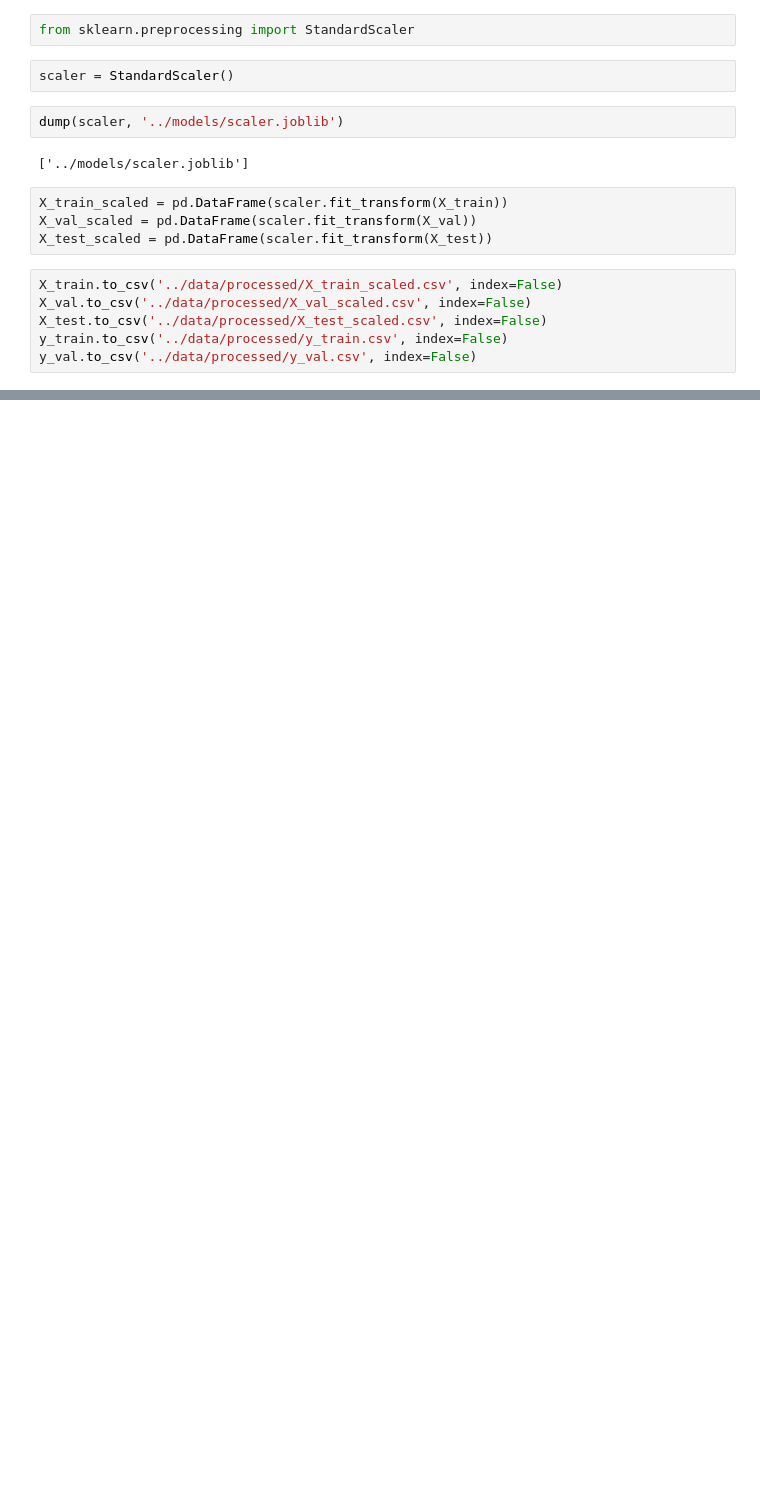
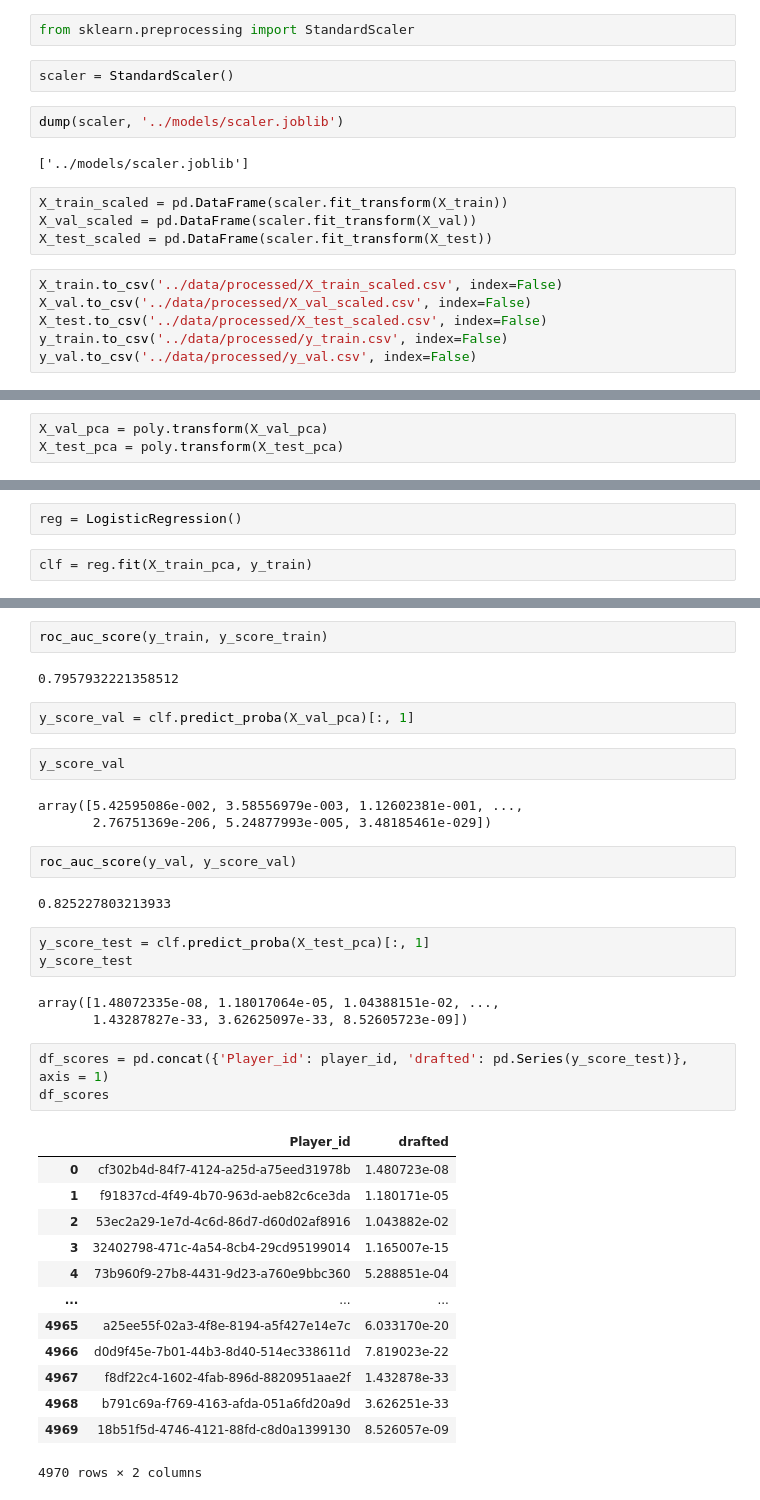
Before and after one commit to tahmislam21/Advanced-ML---Kaggle-Competition, a Jupyter notebook: notebooks/Islam_Tahmidul-24587139-Week1_LogisticRegression.ipynb, the cells around one changed output, grey strips where cells are left out. Cells and saved outputs as stored; diff of their text form; blank space fills up the shorter version.

```diff
--- a/notebooks/Islam_Tahmidul-24587139-Week1_LogisticRegression.ipynb
+++ b/notebooks/Islam_Tahmidul-24587139-Week1_LogisticRegression.ipynb
@@ -199,0 +226,3 @@ y_val.to_csv('../data/processed/y_val.csv', index=False)
+# %%
+X_val_pca = poly.transform(X_val_pca)
+X_test_pca = poly.transform(X_test_pca)
@@ -199,0 +233,4 @@ y_val.to_csv('../data/processed/y_val.csv', index=False)
+# %%
+reg = LogisticRegression()
+# %%
+clf = reg.fit(X_train_pca, y_train)
@@ -199,0 +259,38 @@ y_val.to_csv('../data/processed/y_val.csv', index=False)
+# %%
+roc_auc_score(y_train, y_score_train)
+# %% [output]
+0.7957932221358512
+# %%
+y_score_val = clf.predict_proba(X_val_pca)[:, 1]
+# %%
+y_score_val
+# %% [output]
+array([5.42595086e-002, 3.58556979e-003, 1.12602381e-001, ...,
+       2.76751369e-206, 5.24877993e-005, 3.48185461e-029])
+# %%
+roc_auc_score(y_val, y_score_val)
+# %% [output]
+0.825227803213933
+# %%
+y_score_test = clf.predict_proba(X_test_pca)[:, 1]
+y_score_test
+# %% [output]
+array([1.48072335e-08, 1.18017064e-05, 1.04388151e-02, ...,
+       1.43287827e-33, 3.62625097e-33, 8.52605723e-09])
+# %%
+df_scores = pd.concat({'Player_id': player_id, 'drafted': pd.Series(y_score_test)}, axis = 1)
+df_scores
+# %% [output]
+|  | Player_id | drafted |
+| 0 | cf302b4d-84f7-4124-a25d-a75eed31978b | 1.480723e-08 |
+| 1 | f91837cd-4f49-4b70-963d-aeb82c6ce3da | 1.180171e-05 |
+| 2 | 53ec2a29-1e7d-4c6d-86d7-d60d02af8916 | 1.043882e-02 |
+| 3 | 32402798-471c-4a54-8cb4-29cd95199014 | 1.165007e-15 |
+| 4 | 73b960f9-27b8-4431-9d23-a760e9bbc360 | 5.288851e-04 |
+| ... | ... | ... |
+| 4965 | a25ee55f-02a3-4f8e-8194-a5f427e14e7c | 6.033170e-20 |
+| 4966 | d0d9f45e-7b01-44b3-8d40-514ec338611d | 7.819023e-22 |
+| 4967 | f8df22c4-1602-4fab-896d-8820951aae2f | 1.432878e-33 |
+| 4968 | b791c69a-f769-4163-afda-051a6fd20a9d | 3.626251e-33 |
+| 4969 | 18b51f5d-4746-4121-88fd-c8d0a1399130 | 8.526057e-09 |
+4970 rows × 2 columns
```
Also changed, not shown: parts of 18 cells of this notebook, 2 other files.
